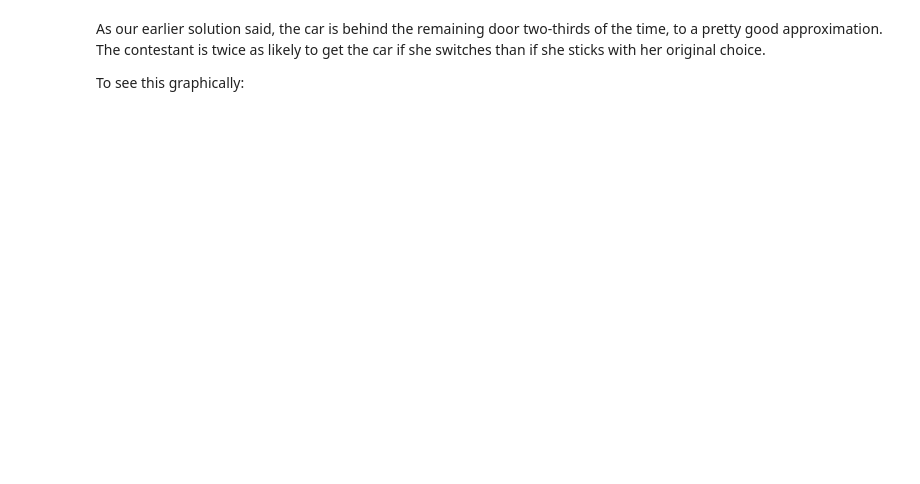
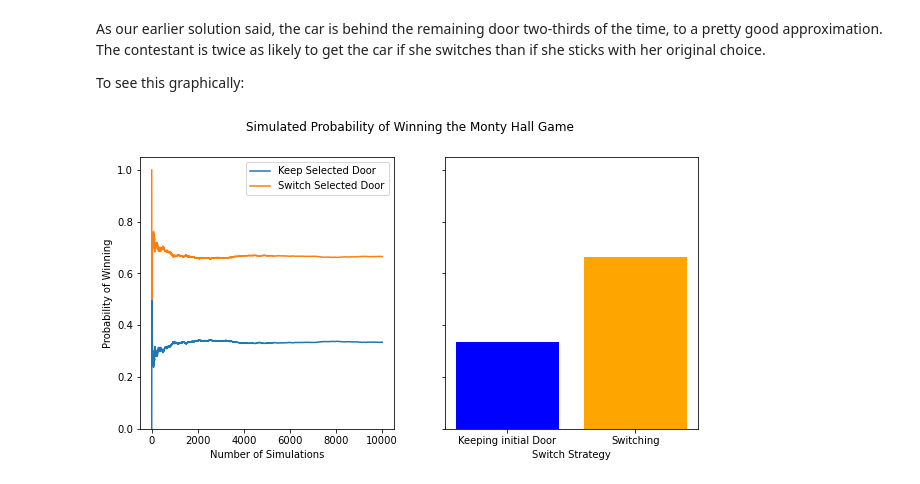
Before and after one commit to skacem/Maths-and-Stats-of-ML, a Jupyter notebook: 303-monty_hall_problem.ipynb, the cells around one changed output. Saved outputs shown, nothing was run; the diff lists cells and outputs as text; code cells hidden in the pictures; blank space fills up the shorter version.

Commit message:
add plots

```diff
--- a/303-monty_hall_problem.ipynb
+++ b/303-monty_hall_problem.ipynb
@@ -83,15 +83,17 @@ As our earlier solution said, the car is behind the remaining door two-thirds of
 
 To see this graphically:
 # %%
-fig, (ax1, ax2) = plt.subplots(1, 2, sharey=True, figsize=(12, 6))
+fig, (ax1, ax2) = plt.subplots(1, 2, sharey=True, figsize=(10, 5))
 fig.suptitle('Simulated Probability of Winning the Monty Hall Game')
 
 ax1.plot(range(1,10**power+1), [np.mean(stay[:i]) for i in range(1,10**power+1)], label='Keep Selected Door')
 ax1.plot(range(1,10**power+1), [np.mean(switch[:i]) for i in range(1,10**power+1)], label='Switch Selected Door')
 
 ax1.set_ylabel('Probability of Winning')
 ax1.set_xlabel('Number of Simulations')
 ax1.legend()
 
 ax2.bar(['Keeping initial Door', 'Switching'], [np.mean(stay), np.mean(switch)], color=['blue', 'orange'])
 ax2.set_xlabel('Switch Strategy');
+# %% [output]
+[figure, added]
```
Also changed, not shown: parts of 1 cell of this notebook.
